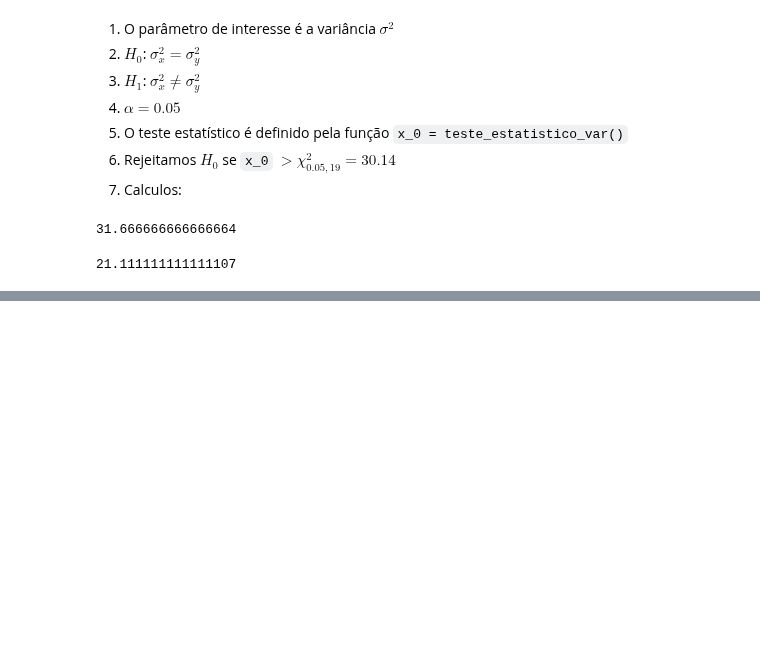
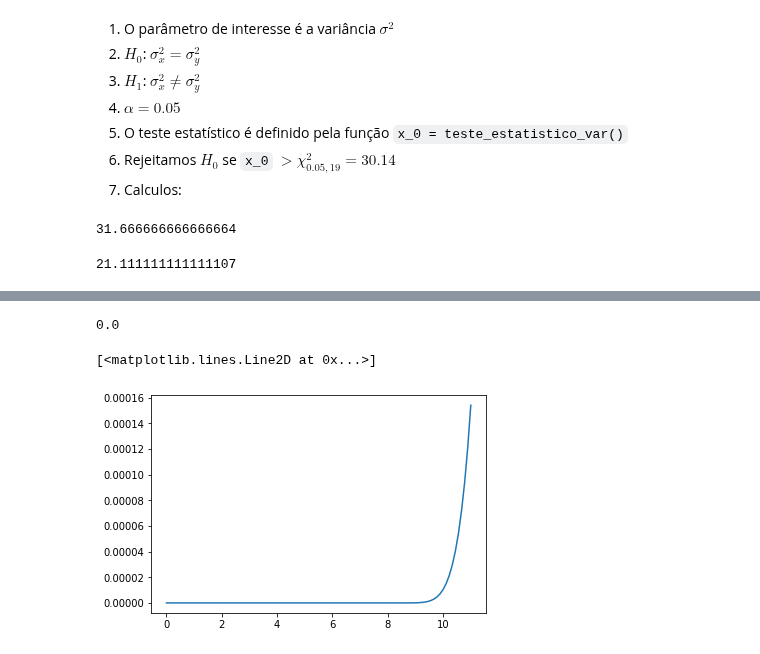
Before and after one commit to ifribeiro/TEI-EstApl, a Jupyter notebook: EPC8.ipynb, the cells around one changed output, grey strips where cells are left out. Drawn from its saved outputs; the diff is of its cells as text; code cells hidden in the pictures; blank space fills up the shorter version.

```diff
--- a/EPC8.ipynb
+++ b/EPC8.ipynb
@@ -222,6 +222,7 @@ def dict_variaveis(v):
     amostraXv = np.random.choice(Xv, size=20)
     amostraYv = np.random.choice(Yv, size=20)
     x_0 = test_estatistico_var(20,sx_v,sy_v)
+    var_rej['Xv'], var_rej['Yv'] = [Xv, Yv]
     var_rej['x'], var_rej['y'] = [amostraXv, amostraYv]
     var_rej['sx'],var_rej['sy'] = [sx_v, sy_v]
     var_rej['mx'],var_rej['my'] = [mx_v, my_v]
@@ -239,0 +265,8 @@ nrejeitar['x_0']
+# %%
+max = nrejeitar['Xv'].max()
+muX = nrejeitar['mx']
+muY = nrejeitar['my']
+sx = np.sqrt(nrejeitar['sx'])
+sy = np.sqrt(nrejeitar['sy'])
+Xis_chi2 = np.linspace(0, 11, 100)
+pdf_nrjc2X = [chi2.pdf(xi, df=19, loc=muX, scale=sx) for xi in Xis_chi2]
@@ -239,0 +279,10 @@ nrejeitar['x_0']
+# %%
+chi2.cdf(ci_var_rj[0], df=19).round(2)
+# %% [output]
+0.0
+# %%
+fig, ax = plt.subplots()
+ax.plot(Xis_chi2, pdf_nrjc2X)
+# %% [output]
+[<matplotlib.lines.Line2D at 0x...>]
+[figure, added]
```
Also changed, not shown: parts of 5 cells of this notebook.
